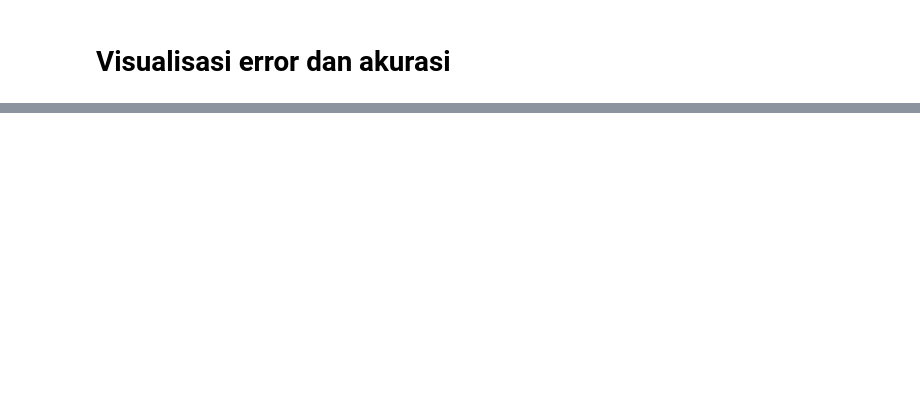
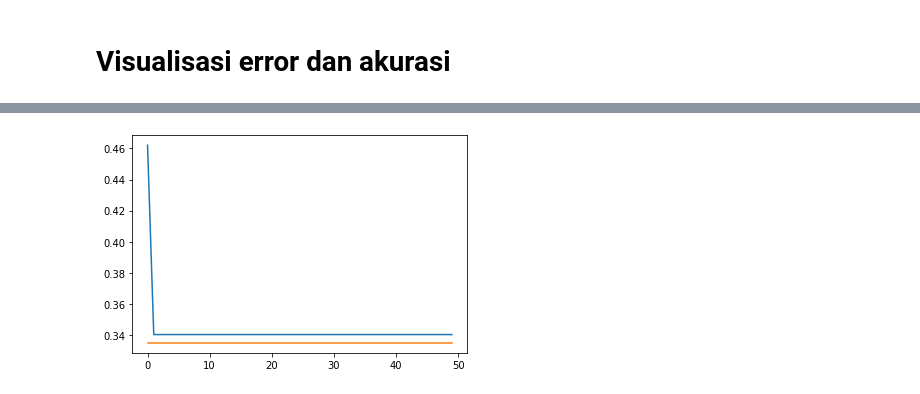
Before and after one commit to alfanadhya/Tugas-Pembelajaran-Machine, a Jupyter notebook: Tugas_2_MLP.ipynb, the cells around one changed output, grey strips where cells are left out. Saved outputs shown, nothing was run; the diff lists cells and outputs as text; code cells hidden in the pictures; blank space fills up the shorter version.

```diff
--- a/Tugas_2_MLP.ipynb
+++ b/Tugas_2_MLP.ipynb
@@ -510,0 +599,8 @@ network = init_weight(input_dim, hidden_dim, output_dim)
+# %%
+import matplotlib.pyplot as plt
+
+plt.plot(list(range(50)), train_err, label='train')
+plt.plot(list(range(50)), test_err,  label='test')
+plt.show()
+# %% [output]
+[figure, added]
```
Also changed, not shown: parts of 23 cells of this notebook.
